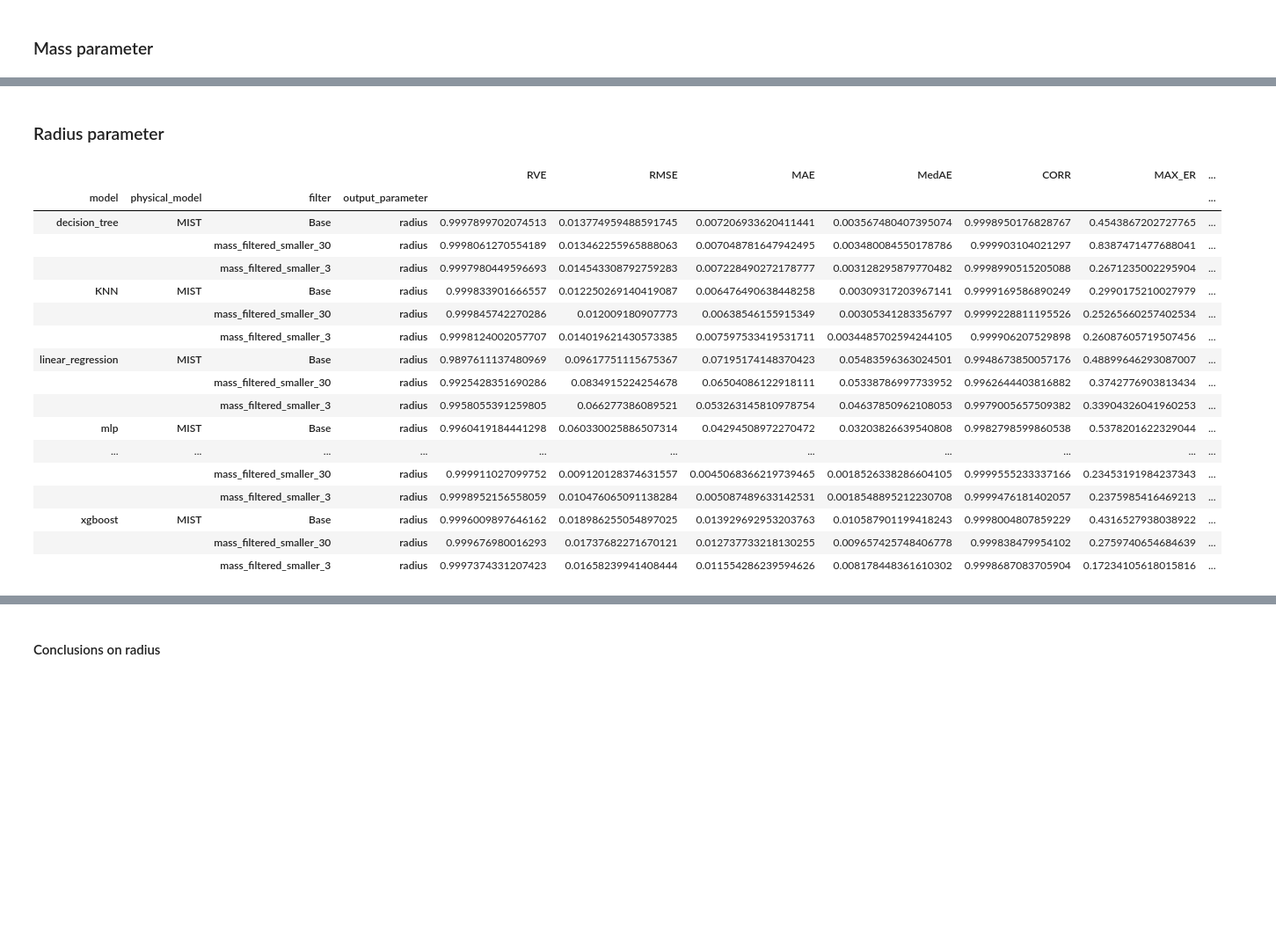
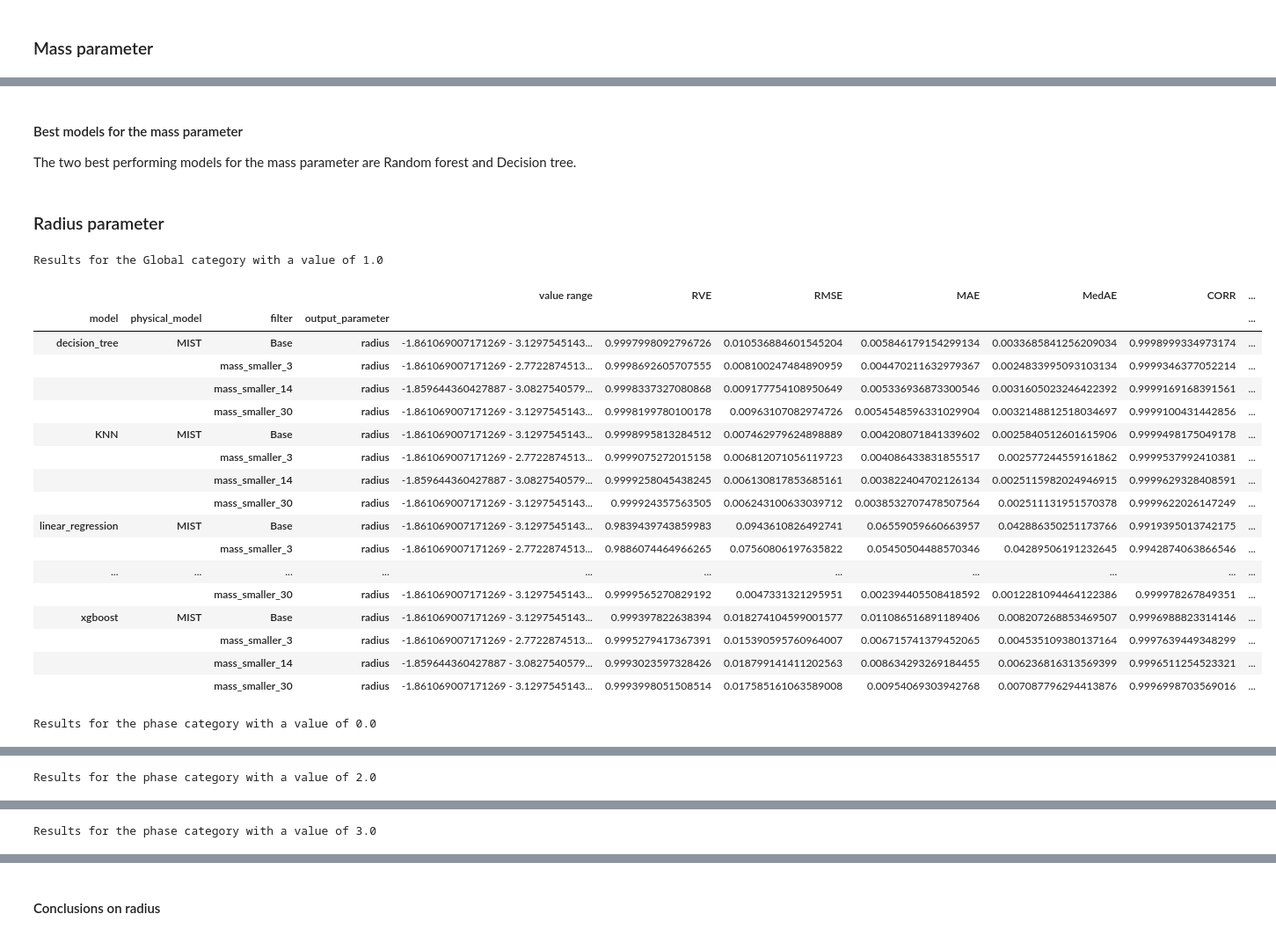
Before and after one commit to anpirott/thesis, a Jupyter notebook: notebooks/ML/method_ML/Model_A_partial/default_models/MIST/compare_model_results.ipynb, the cells around one changed output, grey strips where cells are left out. Shown at 88% size. Saved outputs shown, nothing was run; the diff lists cells and outputs as text; code cells hidden in the pictures; blank space fills up the shorter version.

Commit message:
finished the comparison for the model_A_partial trained with MIST

```diff
--- a/notebooks/ML/method_ML/Model_A_partial/default_models/MIST/compare_model_results.ipynb
+++ b/notebooks/ML/method_ML/Model_A_partial/default_models/MIST/compare_model_results.ipynb
@@ -312,26 +299,32 @@ Proportionnaly to the mass, both filtering give similar (sometimes slightly wors
+# %% [markdown]
+#### Best models for the mass parameter
+
+The two best performing models for the mass parameter are Random forest and Decision tree.
 # %% [markdown]
 ### Radius parameter
 # %%
 compare_metrics(path,
                 output_parameters=["radius"],
                 physical_models=["MIST"],
-                data_filters=["Base", "mass_filtered_smaller_30", "mass_filtered_smaller_3"])
+                data_filters=["Base", "mass_smaller_3", "mass_smaller_14", "mass_smaller_30"])
 # %% [output]
+Results for the Global category with a value of 1.0
-|  |  |  |  | RVE | RMSE | MAE | MedAE | CORR | MAX_ER | ... |
+|  |  |  |  | value range | RVE | RMSE | MAE | MedAE | CORR | ... |
 | model | physical_model | filter | output_parameter |  |  |  |  |  |  | ... |
-| decision_tree | MIST | Base | radius | 0.9997899702074513 | 0.013774959488591745 | 0.007206933620411441 | 0.003567480407395074 | 0.9998950176828767 | 0.4543867202727765 | ... |
-|  |  | mass_filtered_smaller_30 | radius | 0.9998061270554189 | 0.013462255965888063 | 0.007048781647942495 | 0.003480084550178786 | 0.999903104021297 | 0.8387471477688041 | ... |
-|  |  | mass_filtered_smaller_3 | radius | 0.9997980449596693 | 0.014543308792759283 | 0.007228490272178777 | 0.003128295879770482 | 0.9998990515205088 | 0.2671235002295904 | ... |
-| KNN | MIST | Base | radius | 0.999833901666557 | 0.012250269140419087 | 0.006476490638448258 | 0.00309317203967141 | 0.9999169586890249 | 0.2990175210027979 | ... |
-|  |  | mass_filtered_smaller_30 | radius | 0.999845742270286 | 0.012009180907773 | 0.00638546155915349 | 0.00305341283356797 | 0.9999228811195526 | 0.25265660257402534 | ... |
-|  |  | mass_filtered_smaller_3 | radius | 0.9998124002057707 | 0.014019621430573385 | 0.007597533419531711 | 0.0034485702594244105 | 0.999906207529898 | 0.26087605719507456 | ... |
-| linear_regression | MIST | Base | radius | 0.9897611137480969 | 0.09617751115675367 | 0.07195174148370423 | 0.05483596363024501 | 0.9948673850057176 | 0.48899646293087007 | ... |
-|  |  | mass_filtered_smaller_30 | radius | 0.9925428351690286 | 0.0834915224254678 | 0.06504086122918111 | 0.05338786997733952 | 0.9962644403816882 | 0.3742776903813434 | ... |
-|  |  | mass_filtered_smaller_3 | radius | 0.9958055391259805 | 0.066277386089521 | 0.053263145810978754 | 0.04637850962108053 | 0.9979005657509382 | 0.33904326041960253 | ... |
-| mlp | MIST | Base | radius | 0.9960419184441298 | 0.060330025886507314 | 0.04294508972270472 | 0.03203826639540808 | 0.9982798599860538 | 0.5378201622329044 | ... |
+| decision_tree | MIST | Base | radius | -1.861069007171269 - 3.1297545143... | 0.9997998092796726 | 0.010536884601545204 | 0.005846179154299134 | 0.0033685841256209034 | 0.9998999334973174 | ... |
+|  |  | mass_smaller_3 | radius | -1.861069007171269 - 2.7722874513... | 0.9998692605707555 | 0.008100247484890959 | 0.004470211632979367 | 0.0024833995093103134 | 0.9999346377052214 | ... |
+|  |  | mass_smaller_14 | radius | -1.859644360427887 - 3.0827540579... | 0.9998337327080868 | 0.009177754108950649 | 0.005336936873300546 | 0.0031605023246422392 | 0.9999169168391561 | ... |
+|  |  | mass_smaller_30 | radius | -1.861069007171269 - 3.1297545143... | 0.9998199780100178 | 0.00963107082974726 | 0.0054548596331029904 | 0.0032148812518034697 | 0.9999100431442856 | ... |
+| KNN | MIST | Base | radius | -1.861069007171269 - 3.1297545143... | 0.9998995813284512 | 0.007462979624898889 | 0.004208071841339602 | 0.0025840512601615906 | 0.9999498175049178 | ... |
+|  |  | mass_smaller_3 | radius | -1.861069007171269 - 2.7722874513... | 0.9999075272015158 | 0.006812071056119723 | 0.004086433831855517 | 0.002577244559161862 | 0.9999537992410381 | ... |
+|  |  | mass_smaller_14 | radius | -1.859644360427887 - 3.0827540579... | 0.9999258045438245 | 0.006130817853685161 | 0.003822404702126134 | 0.0025115982024946915 | 0.9999629328408591 | ... |
+|  |  | mass_smaller_30 | radius | -1.861069007171269 - 3.1297545143... | 0.999924357563505 | 0.006243100633039712 | 0.0038532707478507564 | 0.002511131951570378 | 0.9999622026147249 | ... |
+| linear_regression | MIST | Base | radius | -1.861069007171269 - 3.1297545143... | 0.9839439743859983 | 0.0943610826492741 | 0.06559059660663957 | 0.042886350251173766 | 0.9919395013742175 | ... |
+|  |  | mass_smaller_3 | radius | -1.861069007171269 - 2.7722874513... | 0.9886074464966265 | 0.07560806197635822 | 0.05450504488570346 | 0.04289506191232645 | 0.9942874063866546 | ... |
 | ... | ... | ... | ... | ... | ... | ... | ... | ... | ... | ... |
-|  |  | mass_filtered_smaller_30 | radius | 0.999911027099752 | 0.009120128374631557 | 0.0045068366219739465 | 0.0018526338286604105 | 0.9999555233337166 | 0.23453191984237343 | ... |
-|  |  | mass_filtered_smaller_3 | radius | 0.9998952156558059 | 0.010476065091138284 | 0.005087489633142531 | 0.0018548895212230708 | 0.9999476181402057 | 0.2375985416469213 | ... |
-| xgboost | MIST | Base | radius | 0.9996009897646162 | 0.018986255054897025 | 0.013929692953203763 | 0.010587901199418243 | 0.9998004807859229 | 0.4316527938038922 | ... |
-|  |  | mass_filtered_smaller_30 | radius | 0.999676980016293 | 0.01737682271670121 | 0.012737733218130255 | 0.009657425748406778 | 0.999838479954102 | 0.2759740654684639 | ... |
-|  |  | mass_filtered_smaller_3 | radius | 0.9997374331207423 | 0.01658239941408444 | 0.011554286239594626 | 0.008178448361610302 | 0.9998687083705904 | 0.17234105618015816 | ... |
+|  |  | mass_smaller_30 | radius | -1.861069007171269 - 3.1297545143... | 0.9999565270829192 | 0.0047331321295951 | 0.002394405508418592 | 0.0012281094464122386 | 0.999978267849351 | ... |
+| xgboost | MIST | Base | radius | -1.861069007171269 - 3.1297545143... | 0.999397822638394 | 0.018274104599001577 | 0.011086516891189406 | 0.008207268853469507 | 0.9996988823314146 | ... |
+|  |  | mass_smaller_3 | radius | -1.861069007171269 - 2.7722874513... | 0.9995279417367391 | 0.015390595760964007 | 0.006715741379452065 | 0.004535109380137164 | 0.9997639449348299 | ... |
+|  |  | mass_smaller_14 | radius | -1.859644360427887 - 3.0827540579... | 0.9993023597328426 | 0.018799141411202563 | 0.008634293269184455 | 0.006236816313569399 | 0.9996511254523321 | ... |
+|  |  | mass_smaller_30 | radius | -1.861069007171269 - 3.1297545143... | 0.9993998051508514 | 0.017585161063589008 | 0.00954069303942768 | 0.007087796294413876 | 0.9996998703569016 | ... |
+Results for the phase category with a value of 0.0
@@ -337,0 +349 @@ compare_metrics(path,
+Results for the phase category with a value of 2.0
@@ -337,0 +368 @@ compare_metrics(path,
+Results for the phase category with a value of 3.0
```
Also changed, not shown: parts of 15 cells of this notebook.
